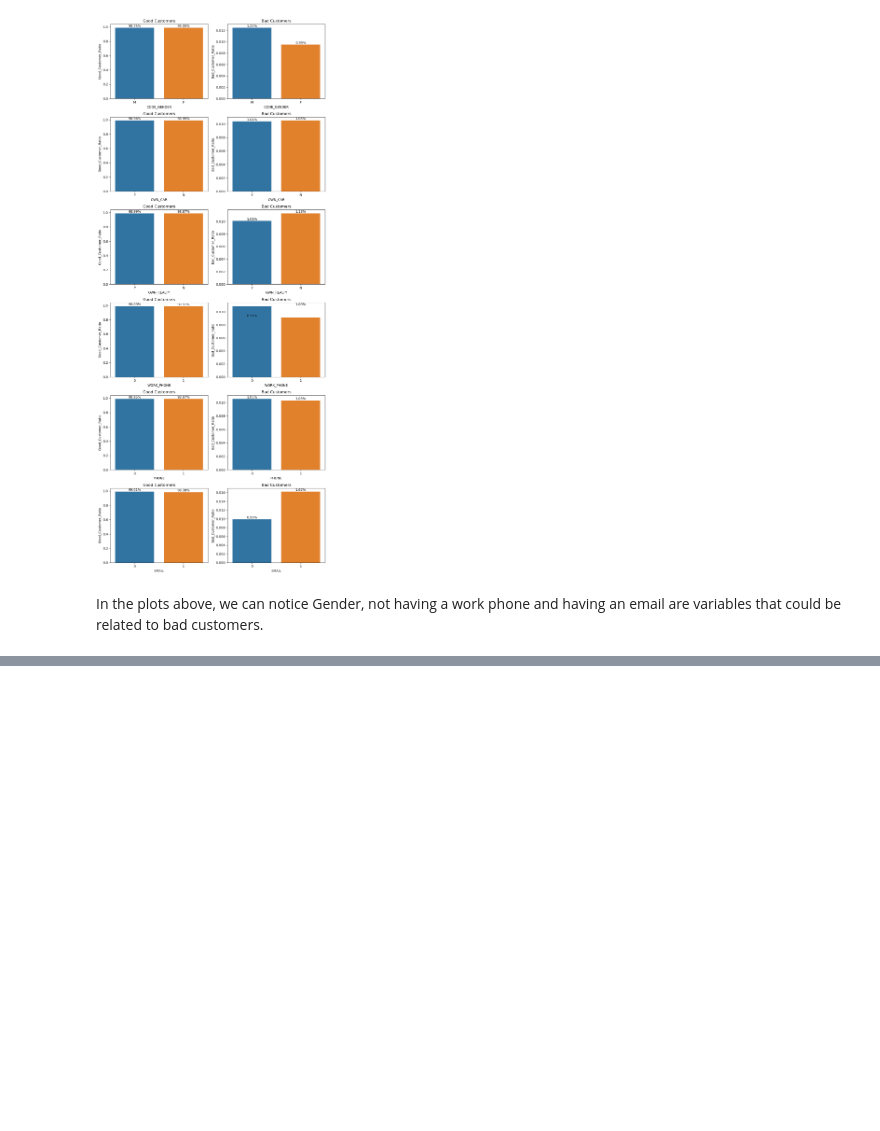
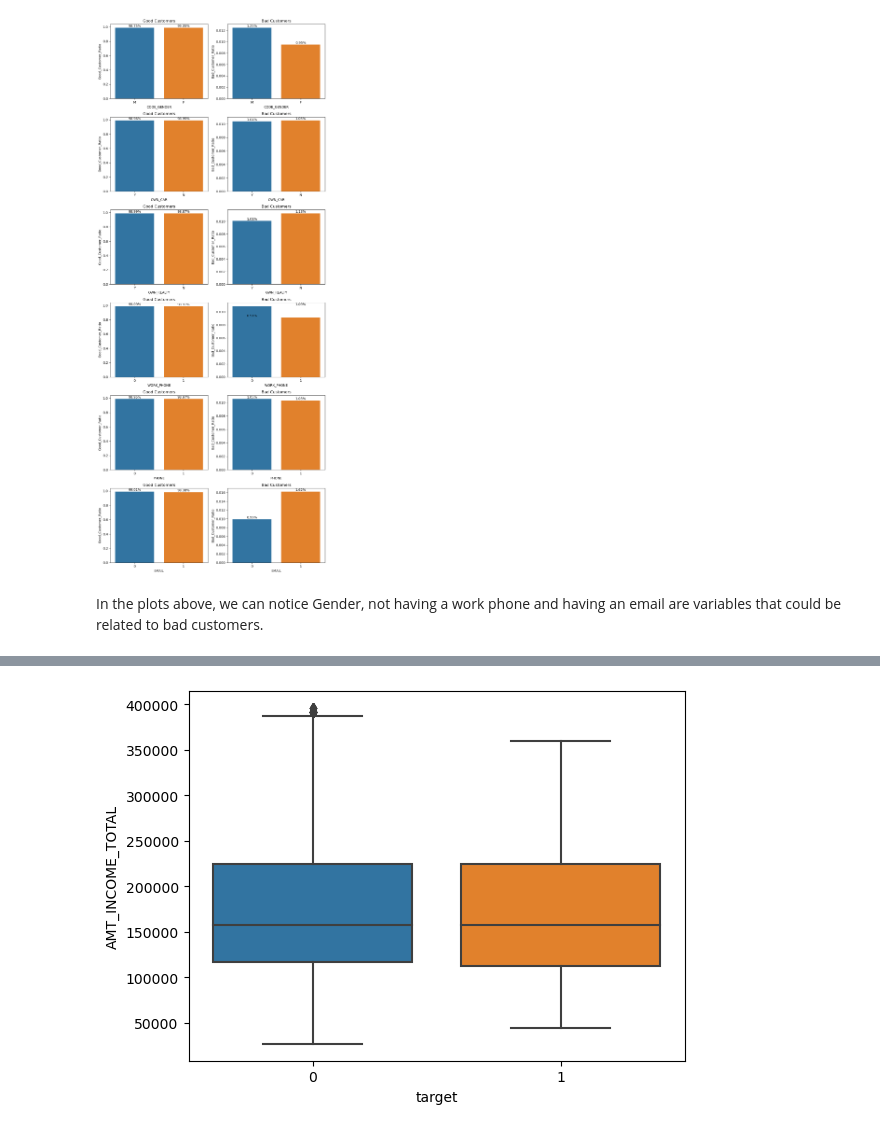
Before and after one commit to DBlassio/tangelo, a Jupyter notebook: notebooks/exploration.ipynb, the cells around one changed output, grey strips where cells are left out. Cells and saved outputs as stored; diff of their text form; code cells hidden in the pictures; blank space fills up the shorter version.

```diff
--- a/notebooks/exploration.ipynb
+++ b/notebooks/exploration.ipynb
@@ -205,0 +223,5 @@ plt.show()
+# %%
+sns.boxplot(x="target", y="AMT_INCOME_TOTAL", data=df[df.AMT_INCOME_TOTAL<=400000])
+plt.show()
+# %% [output]
+[figure, added]
```
Also changed, not shown: parts of 7 cells of this notebook.
